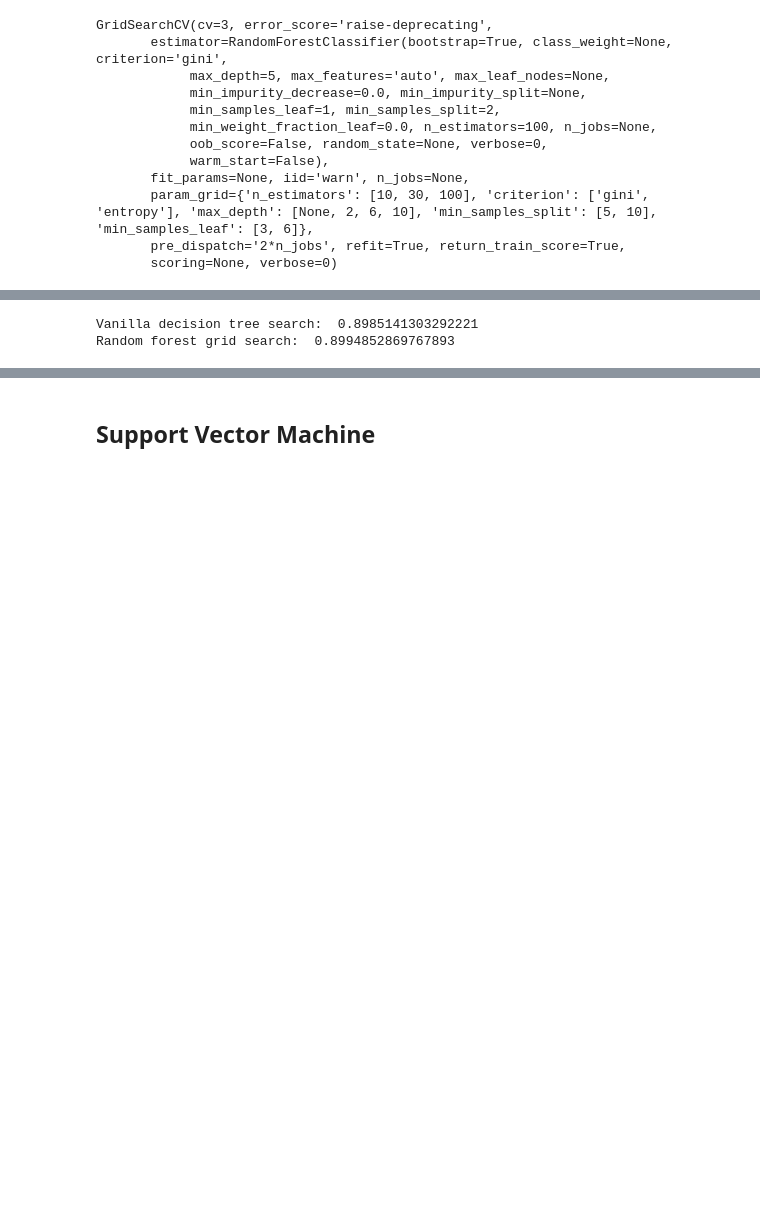
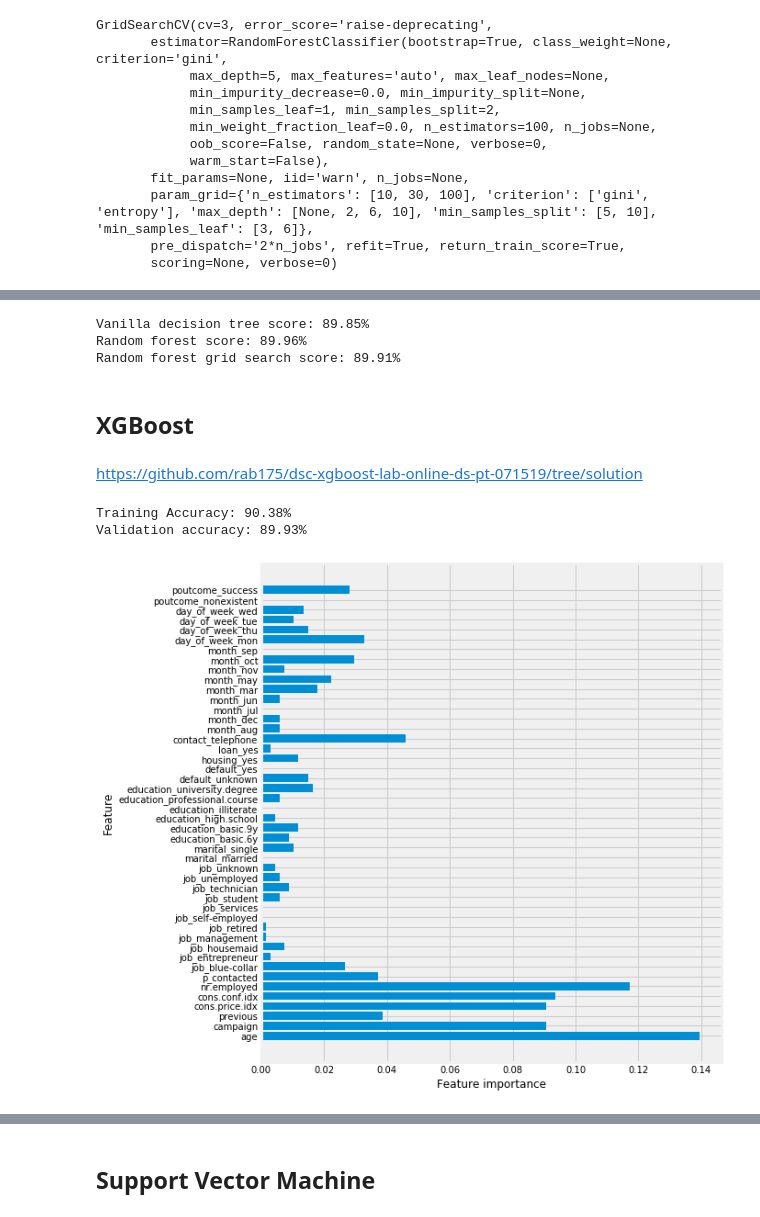
Before and after one commit to JaHerbas/bank-marketing-classification, a Jupyter notebook: Mod5_Project_Bank_Marketing_Classifier.ipynb, the cells around one changed output, grey strips where cells are left out. Cells and saved outputs as stored; diff of their text form; code cells hidden in the pictures; blank space fills up the shorter version.

```diff
--- a/Mod5_Project_Bank_Marketing_Classifier.ipynb
+++ b/Mod5_Project_Bank_Marketing_Classifier.ipynb
@@ -1045,10 +1288,17 @@ Best Parameter Combination Found During Grid Search:
  'n_estimators': 100}
 # %%
 dt_score = tree_clf.score(scaled_data_test, y_test)
-rf_score = forest_grid_search.score(scaled_data_test, y_test)
+rf_score = forest.score(scaled_data_test, y_test)
+rf_gs_score = forest_grid_search.score(scaled_data_test, y_test)
 
-print('Vanilla decision tree search: ', dt_score)
-print('Random forest grid search: ', rf_score)
+print(f'Vanilla decision tree score: {dt_score:.2%}')
+print(f'Random forest score: {rf_score:.2%}')
+print(f'Random forest grid search score: {rf_gs_score:.2%}')
 # %% [output]
-Vanilla decision tree search:  0.8985141303292221
-Random forest grid search:  0.8994852869767893
+Vanilla decision tree score: 89.85%
+Random forest score: 89.96%
+Random forest grid search score: 89.91%
+# %% [markdown]
+## XGBoost
+# %% [markdown]
+https://github.com/rab175/dsc-xgboost-lab-online-ds-pt-071519/tree/solution
@@ -1054,0 +1309,24 @@ Random forest grid search:  0.8994852869767893
+# %%
+# Instantiate XGBClassifier
+xgb_clf = XGBClassifier()
+
+# Fit XGBClassifier
+xgb_clf.fit(scaled_data_train, y_train)
+
+# Predict on training and test sets
+xgb_train_preds = xgb_clf.predict(scaled_data_train)
+xgb_test_preds = xgb_clf.predict(scaled_data_test)
+
+# Accuracy of training and test sets
+training_accuracy = accuracy_score(y_train, xgb_train_preds)
+test_accuracy = accuracy_score(y_test, xgb_test_preds)
+
+print(f'Training Accuracy: {training_accuracy:.2%}')
+print(f'Validation accuracy: {test_accuracy:.2%}')
+# %% [output]
+Training Accuracy: 90.38%
+Validation accuracy: 89.93%
+# %%
+plot_feature_importances(xgb_clf)
+# %% [output]
+[figure, added]
```
Also changed, not shown: parts of 79 cells of this notebook.
